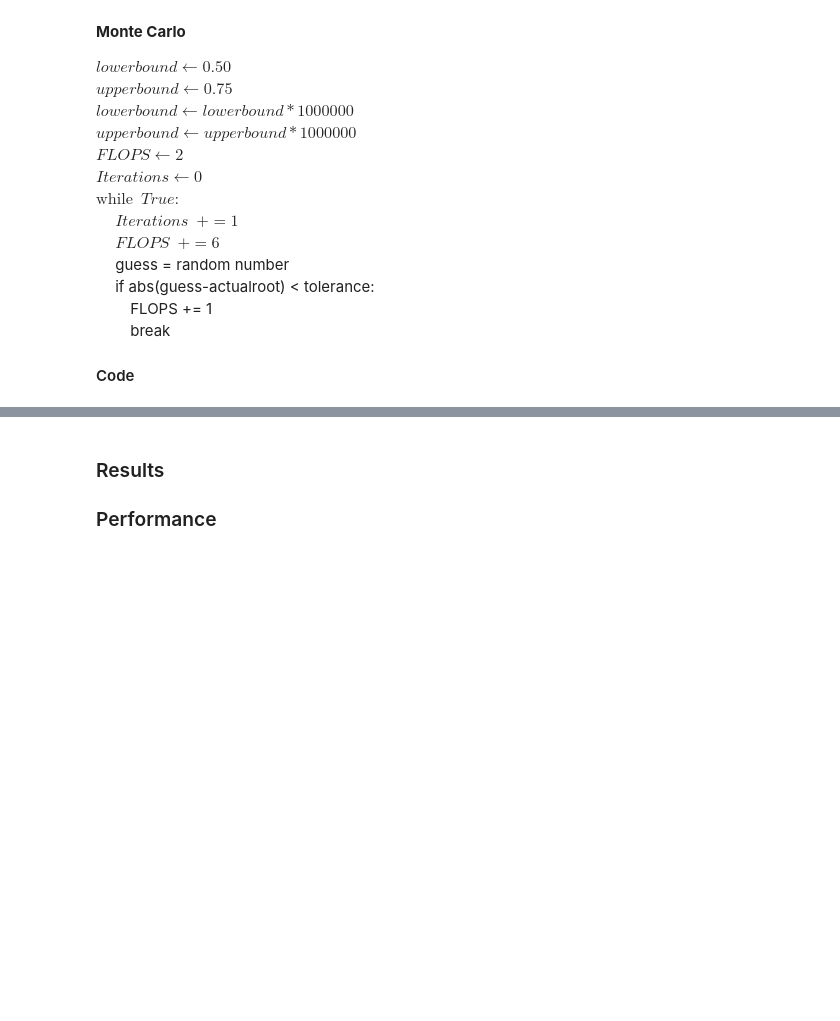
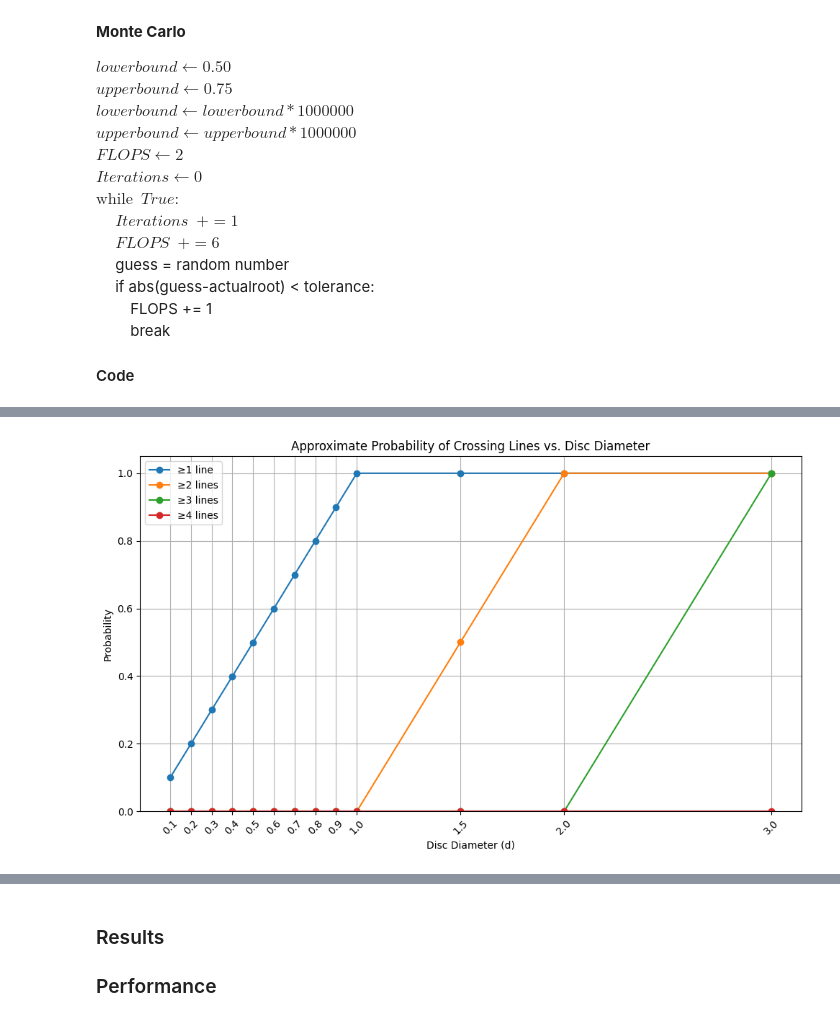
Before and after one commit to EmceeCiao/AMS_326_HW3, a Jupyter notebook: hw3.ipynb, the cells around one changed output, grey strips where cells are left out. Cells and saved outputs as stored; diff of their text form; code cells hidden in the pictures; blank space fills up the shorter version.

```diff
--- a/hw3.ipynb
+++ b/hw3.ipynb
@@ -42,7 +42,7 @@ $\text{while} \enspace True:$
 # %%
 import numpy as np
 import matplotlib.pyplot as plt
-
+import pandas as pd
 """
 We want to simulate tossing a disc of size d and calculating it's probability
 We do this by simply generating a random center point between 0 and 1
@@ -58,26 +58,27 @@ This serves as the center of our circle and all we have to do is add our diamete
 def simulate_disc_tosses(diameter, num_tosses):
     successful_tosses = {}
     for j in range (1, 5): # represents lines being crossed
-        print(f"Simulating Crossing {j} lines")
-        for i in range(num_tosses):
-            if diameter >= j:
-                successful_tosses[j] = num_tosses
-                break
-            else:
-                center = np.random.uniform(0, 1)
-                if center >= j - diameter:
-                    successful_tosses[j] = successful_tosses.get(j, 0) + 1
+        # print(f"Simulating Crossing {j} lines")
+        centers = np.random.uniform(0, 1, num_tosses) # Simulates the centers per line being crossed
+        if diameter >= j:
+            successful_tosses[j] = num_tosses
+        elif diameter < j and j - diameter > 1:
+            successful_tosses[j] = 0
+        else:
+            temp = j - diameter
+            success = np.sum(centers >= temp)
+            successful_tosses[j] = float(success)
     probabilities = []
     for value in successful_tosses.values():
         probabilities.append(value/num_tosses)
-    print(f"Probabilities for {diameter}")
+    # print(f"Probabilities for {diameter}: {probabilities}")
     return probabilities # Full array of probabilities for it crossing x-line, meaning 1, 2, 3, 4
 
 def monte_carlo_disc_toss(diameters, num_tosses):
     # So now this function will actually run this simulation and store the crossing probabilities for each thing
     crossing_probabilities = {}
     for diameter in diameters:
-        print(f"Simulating Diameter: {diameter}")
+        # print(f"Simulating Diameter: {diameter}")
         probabilities = simulate_disc_tosses(diameter, num_tosses)
         crossing_probabilities[diameter] = probabilities
     return crossing_probabilities
@@ -85,4 +86,63 @@ def monte_carlo_disc_toss(diameters, num_tosses):
 diameters = [1/10, 2/10, 3/10, 4/10, 5/10, 6/10, 7/10, 8/10, 9/10, 10/10, 15/10, 20/10, 30/10]
 num_tosses = 4444444
 
-print(monte_carlo_disc_toss(diameters, num_tosses))
+results = monte_carlo_disc_toss(diameters, num_tosses)
+print(results)
+
+# Extract the x values (diameters)
+x = list(results.keys())
+y1 = [results[d][0] for d in x]  # Prob of crossing ≥1 line per key
+y2 = [results[d][1] for d in x]  # Prob of crossing ≥2 lines per key
+y3 = [results[d][2] for d in x]  # Prob of crossing ≥3 lines per key
+y4 = [results[d][3] for d in x]  # Prob of crossing ≥4 lines per key
+
+# Plotting
+plt.figure(figsize=(10, 6))
+plt.plot(x, y1, label="≥1 line", marker='o')
+plt.plot(x, y2, label="≥2 lines", marker='o')
+plt.plot(x, y3, label="≥3 lines", marker='o')
+plt.plot(x, y4, label="≥4 lines", marker='o')
+
+plt.title("Approximate Probability of Crossing Lines vs. Disc Diameter")
+plt.xlabel("Disc Diameter (d)")
+plt.ylabel("Probability")
+plt.grid(True)
+plt.legend()
+plt.ylim(0, 1.05)
+plt.xticks(x, rotation=45)
+plt.tight_layout()
+plt.show()
+
+
+print("Printing Table of Probabilities From Simulation: ")
+# Get all diameters
+diameters = results.keys()
+
+# Header
+headers = ["Diameter (d)", "P(≥1 line)", "P(≥2 lines)", "P(≥3 lines)", "P(≥4 lines)"]
+col_widths = [15, 15, 15, 15, 15]  # Fixed widths for alignment
+
+# Function to pad each cell
+def format_row(values, widths):
+    """
+    Prints the string we want in this case our values with the correct padding
+    """
+    return "| " + " | ".join(str(v).ljust(w) for v, w in zip(values, widths)) + " |"
+
+# Print top border
+print("+" + "+".join("-" * (w + 2) for w in col_widths) + "+")
+
+# Print header row
+print(format_row(headers, col_widths))
+
+# Print header separator
+print("+" + "+".join("=" * (w + 2) for w in col_widths) + "+")
+
+# Print rows
+for d in diameters:
+    row = [f"{d:.2f}"] + [f"{p:.12f}" for p in results[d]]
+    print(format_row(row, col_widths))
+
+# Print bottom border
+print("+" + "+".join("-" * (w + 2) for w in col_widths) + "+")
+# %% [output]
@@ -88,0 +150 @@ print(monte_carlo_disc_toss(diameters, num_tosses))
+[figure, added]
```
Also changed, not shown: parts of 2 cells of this notebook.
